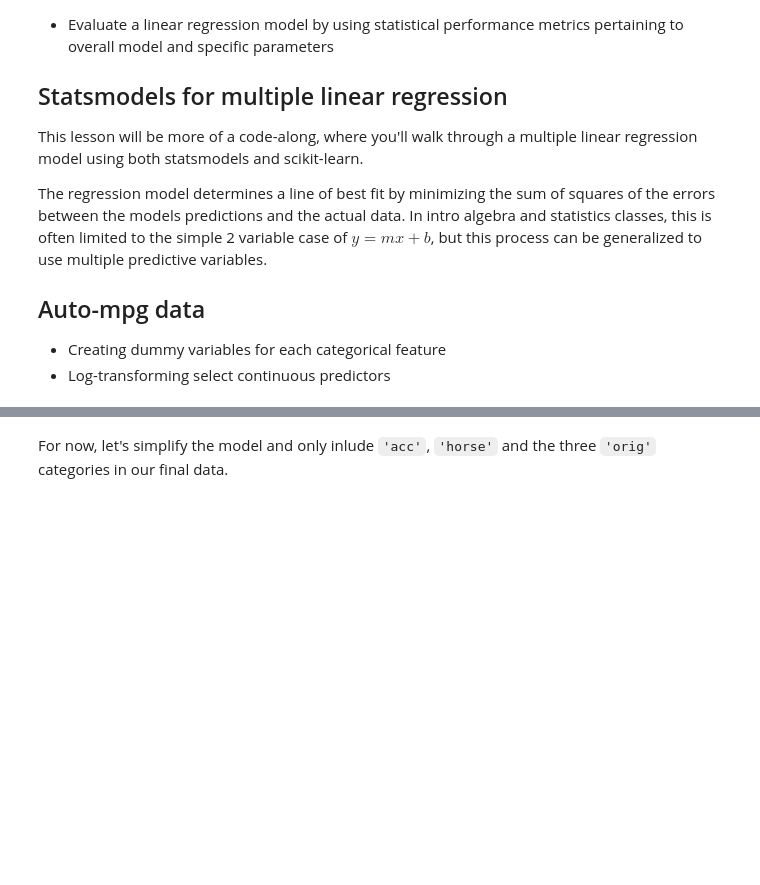
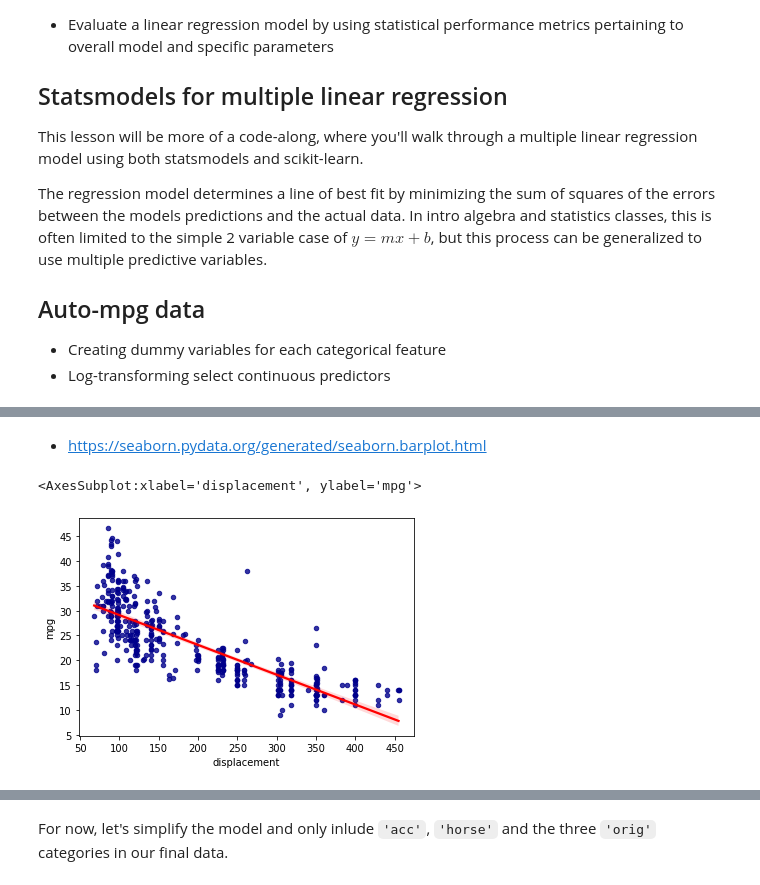
Before and after one commit to angelaaaateng/ftw_python, a Jupyter notebook: B7_EDA/Multiple_Linear_Reg.ipynb, the cells around one changed output, grey strips where cells are left out. Drawn from its saved outputs; the diff is of its cells as text; code cells hidden in the pictures; blank space fills up the shorter version.

```diff
--- a/B7_EDA/Multiple_Linear_Reg.ipynb
+++ b/B7_EDA/Multiple_Linear_Reg.ipynb
@@ -21,0 +106,10 @@ The regression model determines a line of best fit by minimizing the sum of squa
+# %% [markdown]
+- https://seaborn.pydata.org/generated/seaborn.barplot.html
+# %%
+# displacement
+sns.regplot(data=data, x="displacement", y="mpg",
+            scatter_kws={"color": "darkblue",'s': 20},
+            line_kws={"color": "red"})
+# %% [output]
+<AxesSubplot:xlabel='displacement', ylabel='mpg'>
+[figure, added]
```
Also changed, not shown: parts of 28 cells of this notebook.
